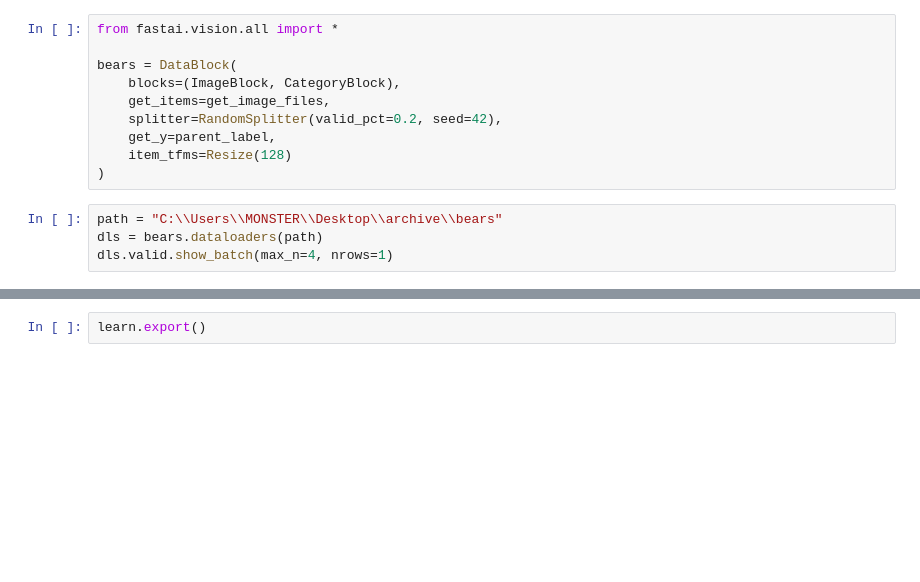
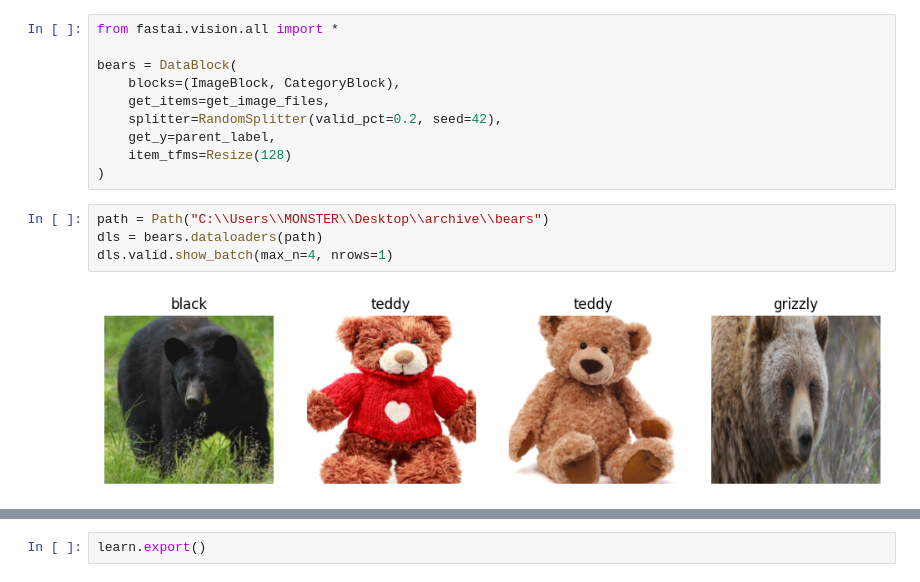
Before and after one commit to aliozgenao/DL-Practices, a Jupyter notebook: chapther2.ipynb, the cells around one changed output, grey strips where cells are left out. Cells and saved outputs as stored; diff of their text form; blank space fills up the shorter version.

```diff
--- a/chapther2.ipynb
+++ b/chapther2.ipynb
@@ -9,9 +9,11 @@ bears = DataBlock(
     item_tfms=Resize(128)
 )
 # %%
-path = "C:\\Users\\MONSTER\\Desktop\\archive\\bears"
+path = Path("C:\\Users\\MONSTER\\Desktop\\archive\\bears")
 dls = bears.dataloaders(path)
 dls.valid.show_batch(max_n=4, nrows=1)
+# %% [output]
+[figure, added]
 # %%
 bears = bears.new(item_tfms=RandomResizedCrop(224, min_scale=0.5), batch_tfms=aug_transforms())
 dls = bears.dataloaders(path)
```
Also changed, not shown: parts of 12 cells of this notebook.
